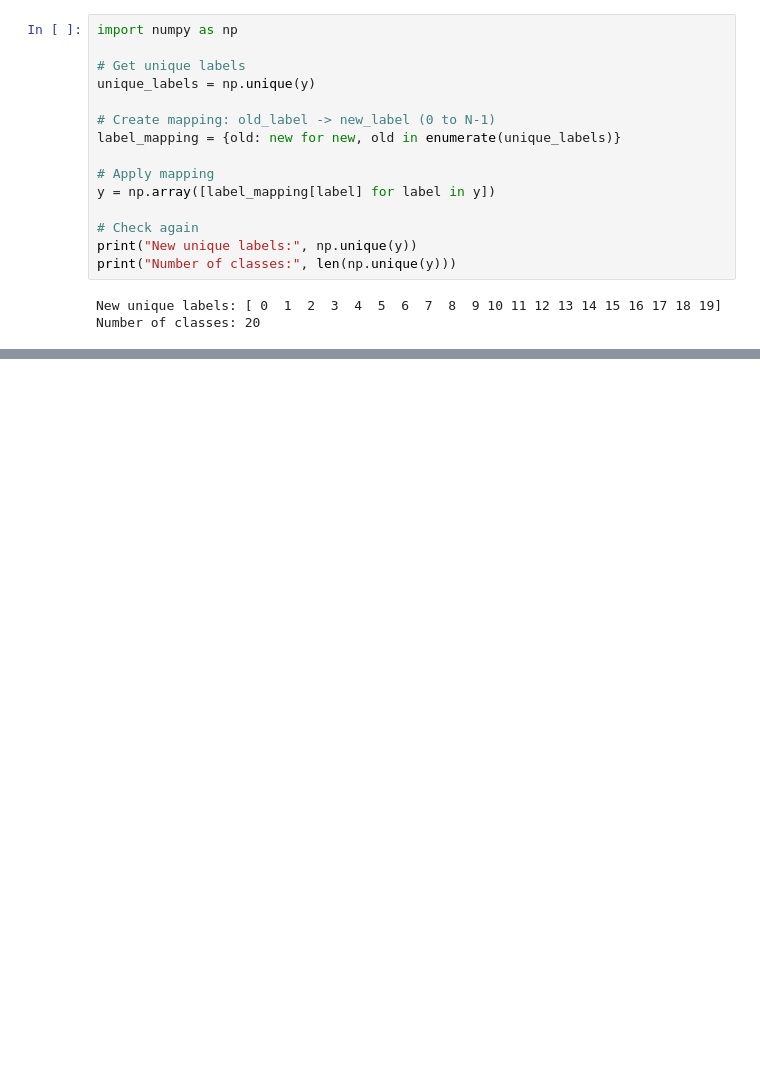
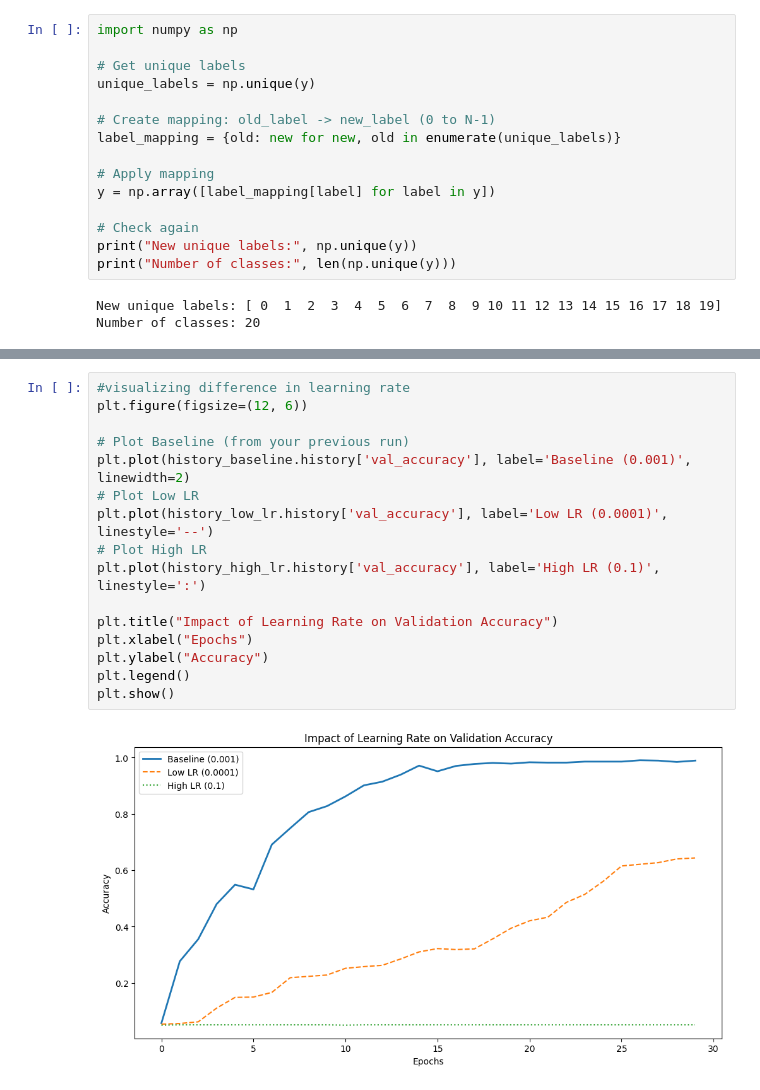
Before and after one commit to shrav-jally/DL_Lab_Sem6, a Jupyter notebook: DLLabCMU.ipynb, the cells around one changed output, grey strips where cells are left out. Saved outputs shown, nothing was run; the diff lists cells and outputs as text; blank space fills up the shorter version.

```diff
--- a/DLLabCMU.ipynb
+++ b/DLLabCMU.ipynb
@@ -185,0 +337,18 @@ IndexError: index 29 is out of bounds for axis 1 with size 20
+# %%
+#visualizing difference in learning rate
+plt.figure(figsize=(12, 6))
+
+# Plot Baseline (from your previous run)
+plt.plot(history_baseline.history['val_accuracy'], label='Baseline (0.001)', linewidth=2)
+# Plot Low LR
+plt.plot(history_low_lr.history['val_accuracy'], label='Low LR (0.0001)', linestyle='--')
+# Plot High LR
+plt.plot(history_high_lr.history['val_accuracy'], label='High LR (0.1)', linestyle=':')
+
+plt.title("Impact of Learning Rate on Validation Accuracy")
+plt.xlabel("Epochs")
+plt.ylabel("Accuracy")
+plt.legend()
+plt.show()
+# %% [output]
+[figure, added]
```
Also changed, not shown: parts of 12 cells of this notebook.
